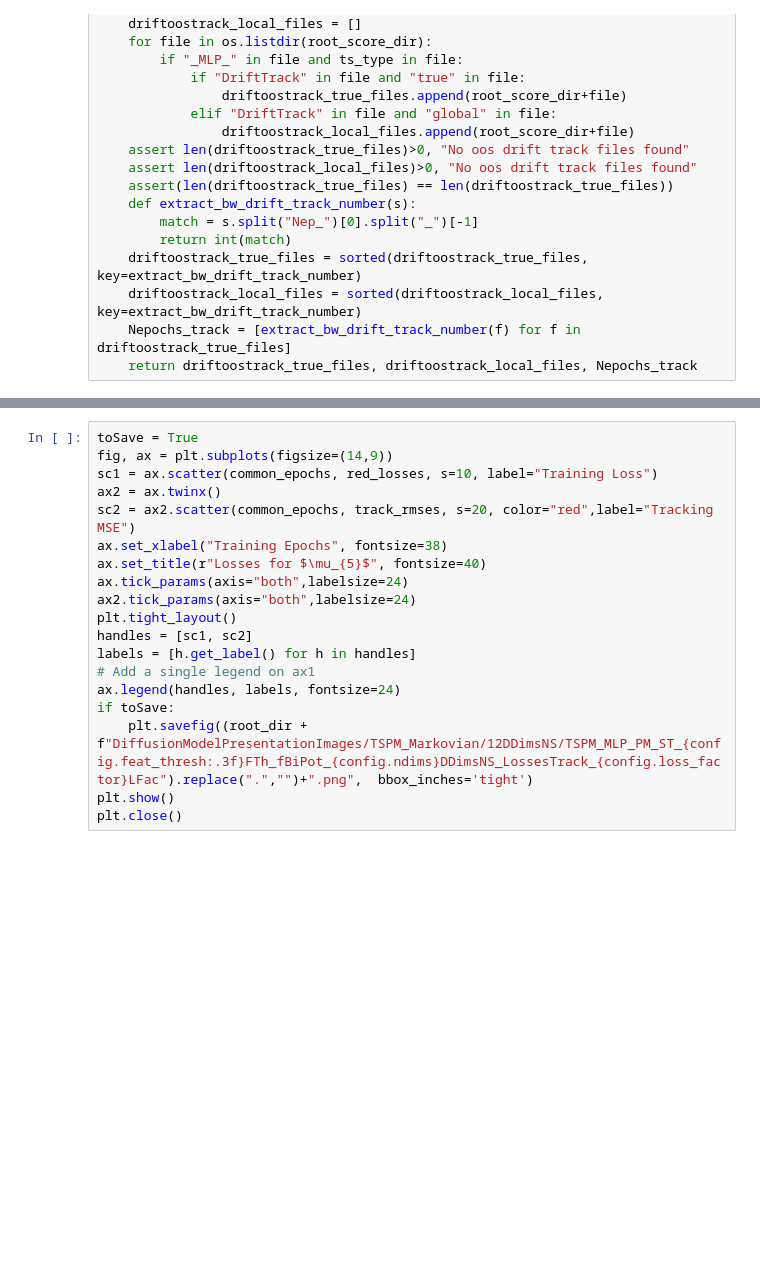
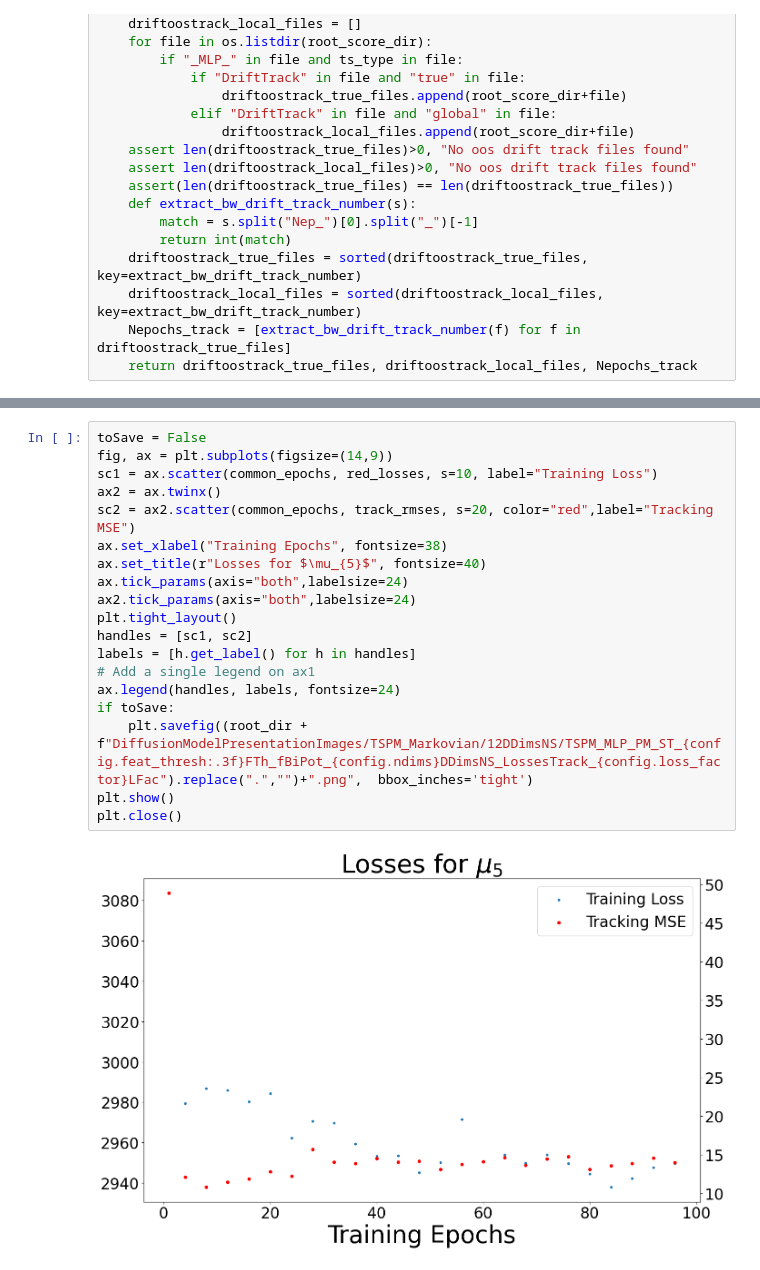
Before and after one commit to marcostapiac/FractionalBrownianMotion, a Jupyter notebook: experiments/generative_modelling/RecursiveVPSDE/ParamEst/TSPM/Markovian/drifts_Markovian_fBiPot12DDimsNSNS_TrackingErrors_OOS_from_saved.ipynb, the cells around one changed output, grey strips where cells are left out. Drawn from its saved outputs; the diff is of its cells as text; blank space fills up the shorter version.

```diff
--- a/experiments/generative_modelling/RecursiveVPSDE/ParamEst/TSPM/Markovian/drifts_Markovian_fBiPot12DDimsNSNS_TrackingErrors_OOS_from_saved.ipynb
+++ b/experiments/generative_modelling/RecursiveVPSDE/ParamEst/TSPM/Markovian/drifts_Markovian_fBiPot12DDimsNSNS_TrackingErrors_OOS_from_saved.ipynb
@@ -139,21 +230,23 @@ print(track_rmses)
 # %%
-toSave = True
+toSave = False
 fig, ax = plt.subplots(figsize=(14,9))
 sc1 = ax.scatter(common_epochs, red_losses, s=10, label="Training Loss")
 ax2 = ax.twinx()
 sc2 = ax2.scatter(common_epochs, track_rmses, s=20, color="red",label="Tracking MSE")
 ax.set_xlabel("Training Epochs", fontsize=38)
 ax.set_title(r"Losses for $\mu_{5}$", fontsize=40)
 ax.tick_params(axis="both",labelsize=24)
 ax2.tick_params(axis="both",labelsize=24)
 plt.tight_layout()
 handles = [sc1, sc2]
 labels = [h.get_label() for h in handles]
 # Add a single legend on ax1
 ax.legend(handles, labels, fontsize=24)
 if toSave:
     plt.savefig((root_dir + f"DiffusionModelPresentationImages/TSPM_Markovian/12DDimsNS/TSPM_MLP_PM_ST_{config.feat_thresh:.3f}FTh_fBiPot_{config.ndims}DDimsNS_LossesTrack_{config.loss_factor}LFac").replace(".","")+".png",  bbox_inches='tight')
 plt.show()
 plt.close()
+# %% [output]
+[figure, added]
 # %%
 curr_rmse = np.inf
```
Also changed, not shown: parts of 11 cells of this notebook, 3 other files.
